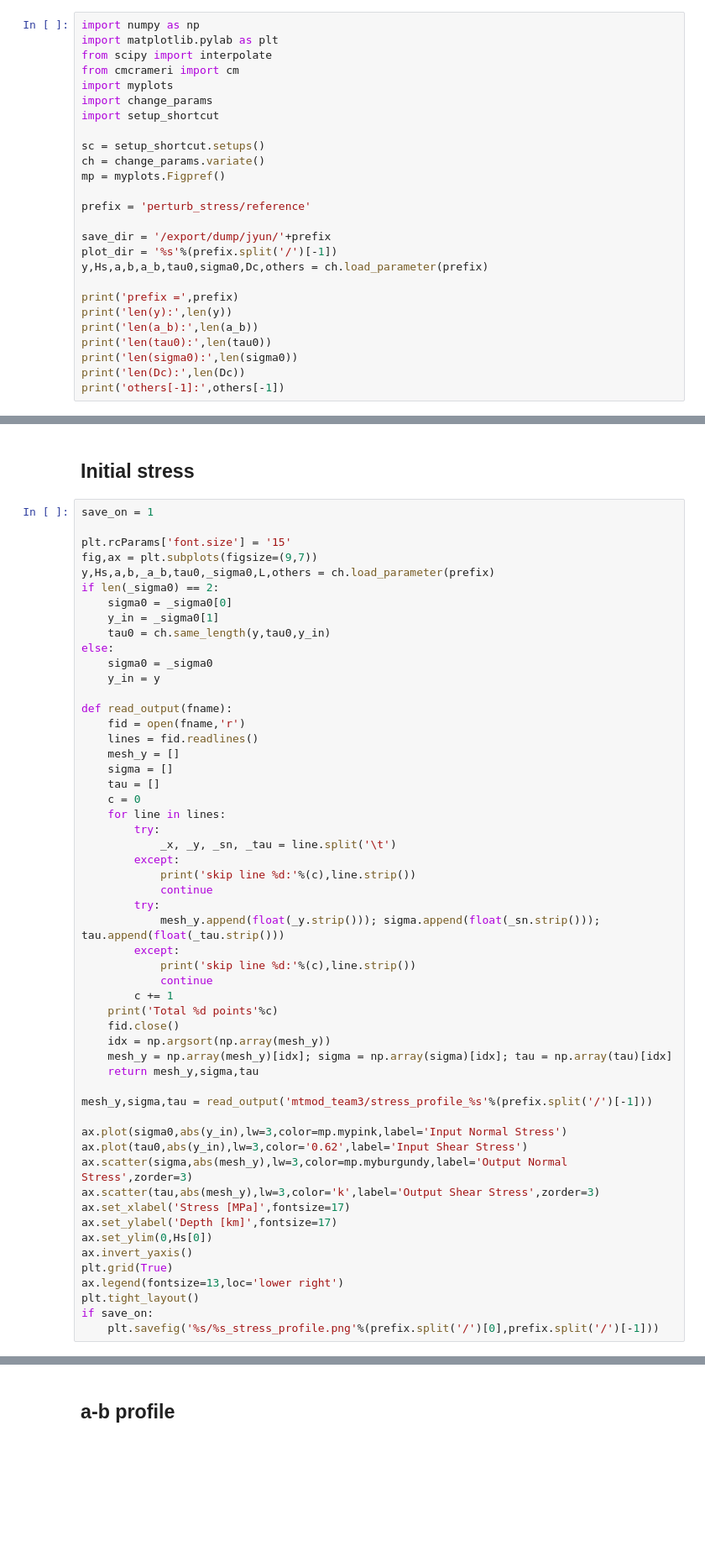
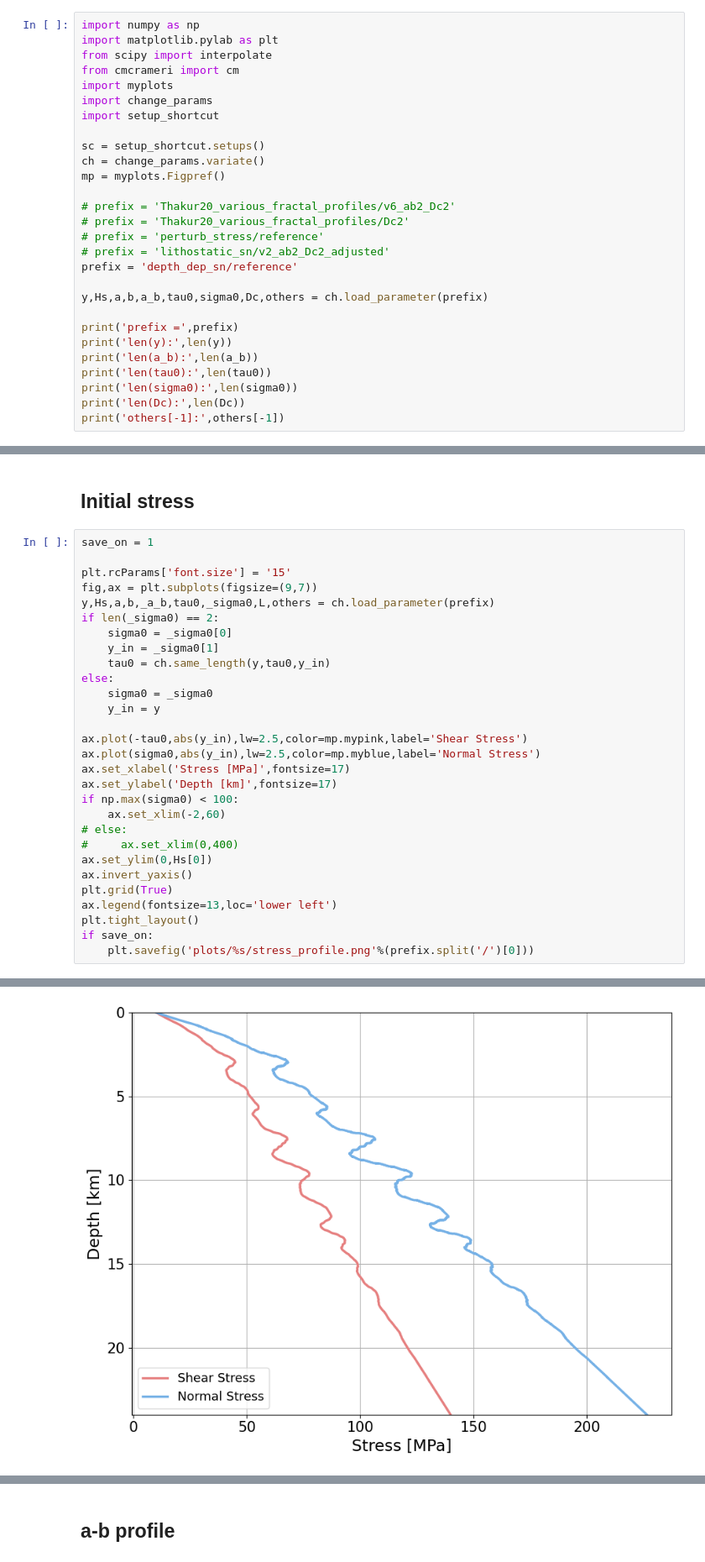
Before and after one commit to JeenaYun/jeena-tandem, a Jupyter notebook: scripts/useful_pieces.ipynb, the cells around one changed output, grey strips where cells are left out. Shown: that part at 84% size. Saved outputs shown, nothing was run; the diff lists cells and outputs as text; blank space fills up the shorter version.

```diff
--- a/scripts/useful_pieces.ipynb
+++ b/scripts/useful_pieces.ipynb
@@ -17,10 +17,12 @@ sc = setup_shortcut.setups()
 ch = change_params.variate()
 mp = myplots.Figpref()
 
-prefix = 'perturb_stress/reference'
+# prefix = 'Thakur20_various_fractal_profiles/v6_ab2_Dc2'
+# prefix = 'Thakur20_various_fractal_profiles/Dc2'
+# prefix = 'perturb_stress/reference'
+# prefix = 'lithostatic_sn/v2_ab2_Dc2_adjusted'
+prefix = 'depth_dep_sn/reference'
 
-save_dir = '/export/dump/jyun/'+prefix
-plot_dir = '%s'%(prefix.split('/')[-1])
 y,Hs,a,b,a_b,tau0,sigma0,Dc,others = ch.load_parameter(prefix)
 
 print('prefix =',prefix)
@@ -153,43 +103,19 @@ else:
     sigma0 = _sigma0
     y_in = y
 
-def read_output(fname):
-    fid = open(fname,'r')
-    lines = fid.readlines()
-    mesh_y = []
-    sigma = []
-    tau = []
-    c = 0
-    for line in lines:
-        try:
-            _x, _y, _sn, _tau = line.split('\t')
-        except:
-            print('skip line %d:'%(c),line.strip())
-            continue
-        try:
-            mesh_y.append(float(_y.strip())); sigma.append(float(_sn.strip())); tau.append(float(_tau.strip()))
-        except:
-            print('skip line %d:'%(c),line.strip())
-            continue
-        c += 1
-    print('Total %d points'%c)
-    fid.close()
-    idx = np.argsort(np.array(mesh_y))
-    mesh_y = np.array(mesh_y)[idx]; sigma = np.array(sigma)[idx]; tau = np.array(tau)[idx]
-    return mesh_y,sigma,tau
-
-mesh_y,sigma,tau = read_output('mtmod_team3/stress_profile_%s'%(prefix.split('/')[-1]))
-
-ax.plot(sigma0,abs(y_in),lw=3,color=mp.mypink,label='Input Normal Stress')
-ax.plot(tau0,abs(y_in),lw=3,color='0.62',label='Input Shear Stress')
-ax.scatter(sigma,abs(mesh_y),lw=3,color=mp.myburgundy,label='Output Normal Stress',zorder=3)
-ax.scatter(tau,abs(mesh_y),lw=3,color='k',label='Output Shear Stress',zorder=3)
+ax.plot(-tau0,abs(y_in),lw=2.5,color=mp.mypink,label='Shear Stress')
+ax.plot(sigma0,abs(y_in),lw=2.5,color=mp.myblue,label='Normal Stress')
 ax.set_xlabel('Stress [MPa]',fontsize=17)
 ax.set_ylabel('Depth [km]',fontsize=17)
+if np.max(sigma0) < 100:
+    ax.set_xlim(-2,60)
+# else:
+#     ax.set_xlim(0,400)
 ax.set_ylim(0,Hs[0])
 ax.invert_yaxis()
 plt.grid(True)
-ax.legend(fontsize=13,loc='lower right')
+ax.legend(fontsize=13,loc='lower left')
 plt.tight_layout()
 if save_on:
-    plt.savefig('%s/%s_stress_profile.png'%(prefix.split('/')[0],prefix.split('/')[-1]))
+    plt.savefig('plots/%s/stress_profile.png'%(prefix.split('/')[0]))
+# %% [output]
@@ -195,0 +128 @@ if save_on:
+[figure, added]
```
Also changed, not shown: parts of 73 cells of this notebook, 2 other files.
